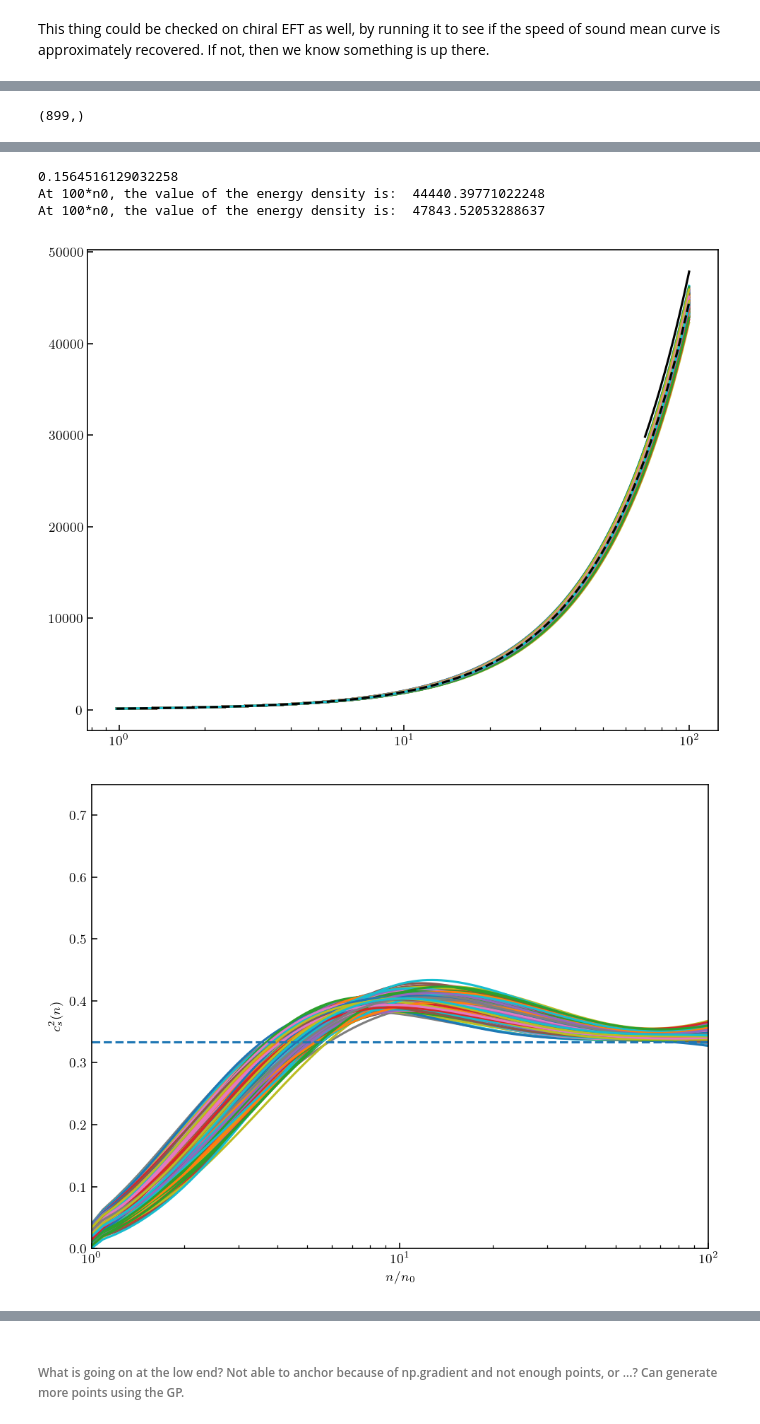
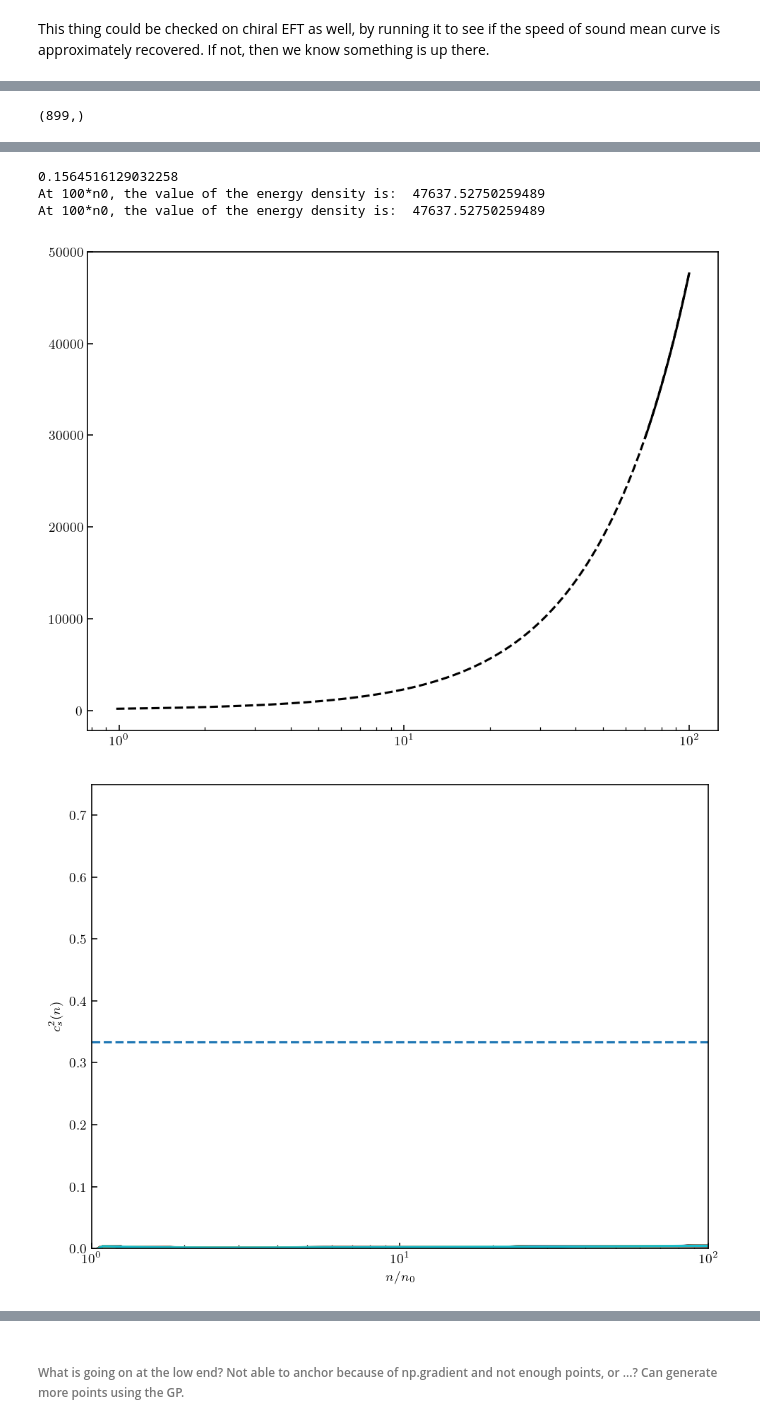
Before and after one commit to asemposki/neutron-rich-bmm, a Jupyter notebook: Pressure_Mixing_GP.ipynb, the cells around one changed output, grey strips where cells are left out. Drawn from its saved outputs; the diff is of its cells as text; code cells hidden in the pictures.

```diff
--- a/Pressure_Mixing_GP.ipynb
+++ b/Pressure_Mixing_GP.ipynb
@@ -343,11 +349,18 @@ pres_dict = {
 
 # interpolate the energy density for the correct values
 edens_data = np.load('data/eos_data/edens_data_chiral.npz')
-edens_interp = scinterp.interp1d(edens_data['density'], edens_data['mean'], kind='cubic', fill_value='extrapolate')
-edens_interp_std = scinterp.interp1d(edens_data['density'], edens_data['std'], kind='cubic', fill_value='extrapolate')
-en_0 = edens_interp(dens_gp[sat_cut])
-en_0_lower = en_0 - edens_interp_std(dens_gp[sat_cut])
-en_0_upper = en_0 + edens_interp_std(dens_gp[sat_cut])
+edens_interp = scinterp.interp1d(edens_data['density'], \
+                                 edens_data['mean'], kind='cubic', fill_value='extrapolate')
+edens_interp_std = scinterp.interp1d(edens_data['density'], \
+                                     edens_data['std'], kind='cubic', fill_value='extrapolate')
+# en_0 = edens_interp(dens_gp[sat_cut])
+# en_0_lower = en_0 - edens_interp_std(dens_gp[sat_cut])
+# en_0_upper = en_0 + edens_interp_std(dens_gp[sat_cut])
+
+# integrating backwards (mean for now only)
+en_0 = 47637.52750259489        #edens_interp(density[1])  # BC at 100*n0
+en_0_lower = 47505.507238020364 #en_0 - edens_interp_std(density[1])
+en_0_upper = 47769.54772653198
 
 # # 0.16 values for this calculation (now 0.1565)
 # en_0 = 144.7495   #120.20359      #46.52745253 #95.68805504 #144.74947715      #147.97129279447282            #46.52745253488445
@@ -362,7 +375,8 @@ edens_dict = {
 
 # call speed of sound function
 cs2_log, edens_full = speed_of_sound(dens_gp[sat_cut:], pres_dict, edens_dict, sat=False, sampled=True)
-dens_arr, _, _, cs2_old, edens_int, _ = speed_of_sound(dens_gp[sat_cut:], pres_dict, edens_dict, sat=False)
+dens_arr, _, _, cs2_old, edens_int, _ = speed_of_sound(dens_gp[sat_cut:], pres_dict, \
+                                                       edens_dict, sat=False, integrate='backward')
 
 # dict entries
 cs2_log_mean = cs2_log['mean']
@@ -371,9 +385,10 @@ cs2_log_samples = cs2_log['samples']
 
 # edens plot
 edens_npz = np.load('edens_comparison.npz')
-[plt.plot(dens_gp[sat_cut:]/n0, edens_full[i]) for i in range(len(edens_full))]
+#[plt.plot(dens_gp[sat_cut:]/n0, edens_full[i]) for i in range(len(edens_full))]
 plt.plot(edens_npz['density']/n0, np.asarray(edens_npz['mean']), 'k', zorder=10)
-plt.plot(dens_arr/n0, np.asarray(edens_int['mean']), color='black', linestyle='dashed')  # does it REALLY shrink this much?
+plt.plot(dens_arr/n0, np.asarray(edens_int['mean']), color='black', \
+         linestyle='dashed')  # does it REALLY shrink this much?
 # plt.xlim(0.0, 20.0)
 # plt.ylim(0.0, 1000.0)
 plt.xscale('log')
@@ -381,36 +396,65 @@ plt.xscale('log')
 # print number at edge
 print('At 100*n0, the value of the energy density is: ', np.asarray(edens_int['mean'])[-1])
 print('At 100*n0, the value of the energy density is: ', np.asarray(edens_npz['mean'])[-1])
 
 plt.show()
 
 # samples plot
 [plt.plot(dens_gp[sat_cut:]/n0, cs2_log_samples[i]) for i in range(len(edens_full))]
 plt.axhline(y=1.0/3.0, linestyle='dashed')
 plt.xlabel(r'$n/n_{0}$')
 plt.ylabel(r'$c_{s}^{2}(n)$')
 plt.xlim(0.16/n0, 16.0/n0)
 plt.xscale('log')
 plt.ylim(0.0, 0.75)
 plt.show()
 
 # mean and std dev band plot
 [plt.plot(dens_gp[sat_cut:]/n0, cs2_log_samples[i], alpha=0.1) for i in range(len(edens_full))]
 plt.plot(dens_gp[sat_cut:]/n0, cs2_log_mean, 'k', zorder=20)
-plt.fill_between(dens_gp[sat_cut:]/n0, cs2_log_mean-cs2_log_std, cs2_log_mean+cs2_log_std, zorder=12)
-plt.fill_between(dens_gp[sat_cut:]/n0, cs2_log_mean-1.96*cs2_log_std, cs2_log_mean+1.96*cs2_log_std, zorder=10)
+plt.fill_between(dens_gp[sat_cut:]/n0, \
+                 cs2_log_mean-cs2_log_std, cs2_log_mean+cs2_log_std, zorder=12)
+plt.fill_between(dens_gp[sat_cut:]/n0, \
+                 cs2_log_mean-1.96*cs2_log_std, cs2_log_mean+1.96*cs2_log_std, zorder=10)
 plt.axhline(y=1.0/3.0, linestyle='dashed')
 plt.xlabel(r'$n/n_{0}$')
 plt.ylabel(r'$c_{s}^{2}(n)$')
 plt.xlim(0.13/n0, 16.0/n0)
 plt.xscale('log')
 plt.ylim(0.0, 0.75)
 plt.show()
+
+# plot integrands
+plt.plot(dens_gp[sat_cut:], pres_dict['mean']/(dens_gp[sat_cut:]**2.0))
+plt.plot(pqcd_result['density'], \
+         mean_pqcd*convert_interp(pqcd_result['density'])/(pqcd_result['density']**2.0))
+plt.plot(chiral_result['density'], \
+         mean_chiral*convert_interp(chiral_result['density'])/(chiral_result['density']**2.0))
+plt.axhline(y=0.0)
+plt.ylim(-100., 500.)
+plt.show()
+
+# plot the result from integrating backwards with the GP
+plt.plot(dens_arr/n0, cs2_old['mean'], color='g')  # the integrated result!!!
+plt.axhline(y=0.333333, color='grey', linestyle='dashed')  # conformal limit
+plt.fill_between(poster_cs2_chi['density']/n0, poster_cs2_chi['mean'][:,3]+poster_cs2_chi['std'][:,3], \
+                 poster_cs2_chi['mean'][:,3]-poster_cs2_chi['std'][:,3], alpha=0.7, zorder=0, \
+                   facecolor=light_colors[0], edgecolor=colors[0])
+plt.plot(poster_cs2_chi['density']/n0, poster_cs2_chi['mean'][:,3], color=colors[0], zorder=1, linewidth=2, \
+           label=r'$\chi$EFT (N$^3$LO)')
+plt.plot(poster_cs2_pqcd['density']/n0, poster_cs2_pqcd['mean'], color=colors[1], zorder=3, linewidth=2, \
+         label=r'pQCD (N$^2$LO)')
+plt.fill_between(poster_cs2_pqcd['density']/n0, poster_cs2_pqcd['lower'], poster_cs2_pqcd['upper'], \
+                 zorder=2, facecolor=light_colors[1], edgecolor=colors[1], alpha=0.7)
+plt.xlim(0.05/n0, 16.0/n0)
+plt.xscale('log')
+plt.ylim(0.0, 0.75)
+plt.show()
 # %% [output]
 (899,)
 [figure]
 0.1564516129032258
-At 100*n0, the value of the energy density is:  44440.39771022248
-At 100*n0, the value of the energy density is:  47843.52053288637
+At 100*n0, the value of the energy density is:  47637.52750259489
+At 100*n0, the value of the energy density is:  47637.52750259489
-[figure, old version]
+[figure, new version]
-[figure, old version]
+[figure, new version]
```
Also changed, not shown: parts of 4 cells of this notebook, 2 other files.
